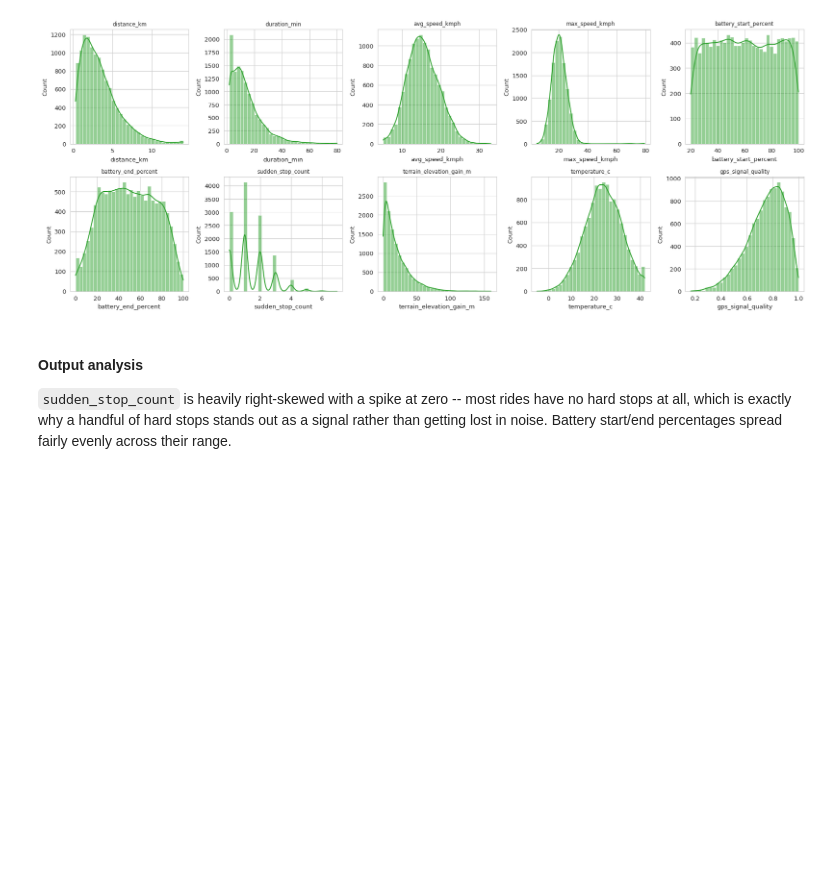
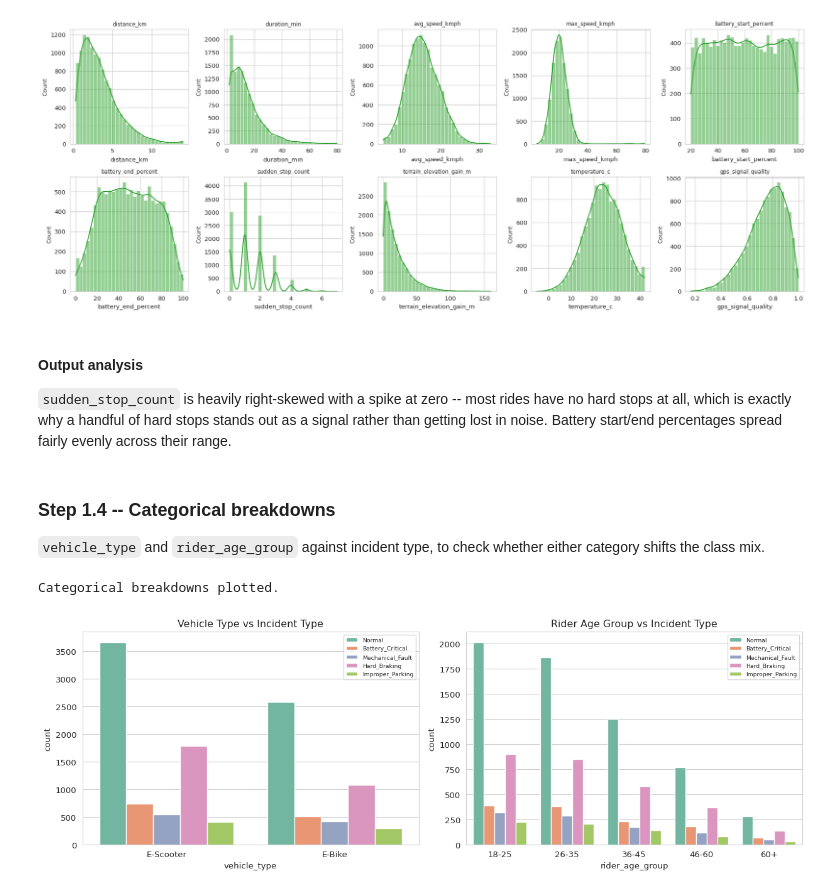
Before and after one commit to AskCoderr/MLCapstone, a Jupyter notebook: notebooks/classification.ipynb, the cells around one changed output. Saved outputs shown, nothing was run; the diff lists cells and outputs as text; code cells hidden in the pictures; blank space fills up the shorter version.

Commit message:
Add categorical breakdowns for vehicle_type and rider_age_group

```diff
--- a/notebooks/classification.ipynb
+++ b/notebooks/classification.ipynb
@@ -138,3 +138,23 @@ Plotted 10 numeric features.
 #### Output analysis
 
 `sudden_stop_count` is heavily right-skewed with a spike at zero -- most rides have no hard stops at all, which is exactly why a handful of hard stops stands out as a signal rather than getting lost in noise. Battery start/end percentages spread fairly evenly across their range.
+# %% [markdown]
+### Step 1.4 -- Categorical breakdowns
+
+`vehicle_type` and `rider_age_group` against incident type, to check whether either category shifts the class mix.
+# %%
+fig, axes = plt.subplots(1, 2, figsize=(13, 4.5))
+sns.countplot(data=df_clf, x='vehicle_type', hue='incident_type', ax=axes[0], palette='Set2')
+axes[0].set_title("Vehicle Type vs Incident Type")
+axes[0].legend(fontsize=7)
+
+age_order = sorted(df_clf['rider_age_group'].dropna().unique())
+sns.countplot(data=df_clf, x='rider_age_group', hue='incident_type', order=age_order, ax=axes[1], palette='Set2')
+axes[1].set_title("Rider Age Group vs Incident Type")
+axes[1].legend(fontsize=7)
+plt.tight_layout()
+plt.show()
+print("Categorical breakdowns plotted.")
+# %% [output]
+Categorical breakdowns plotted.
+[figure, added]
```
Also changed, not shown: parts of 1 cell of this notebook.
